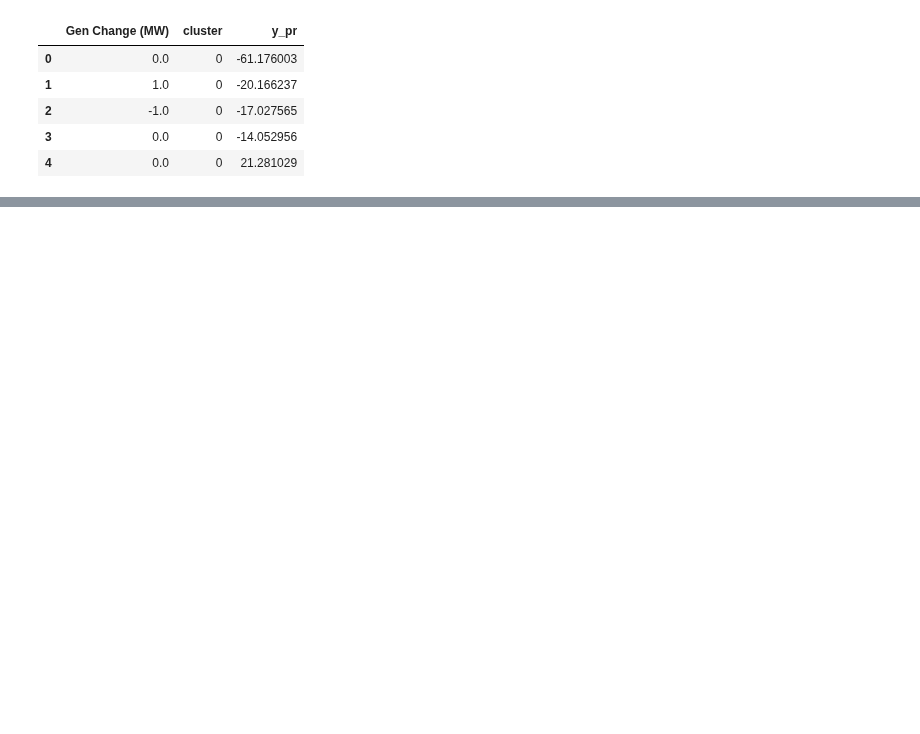
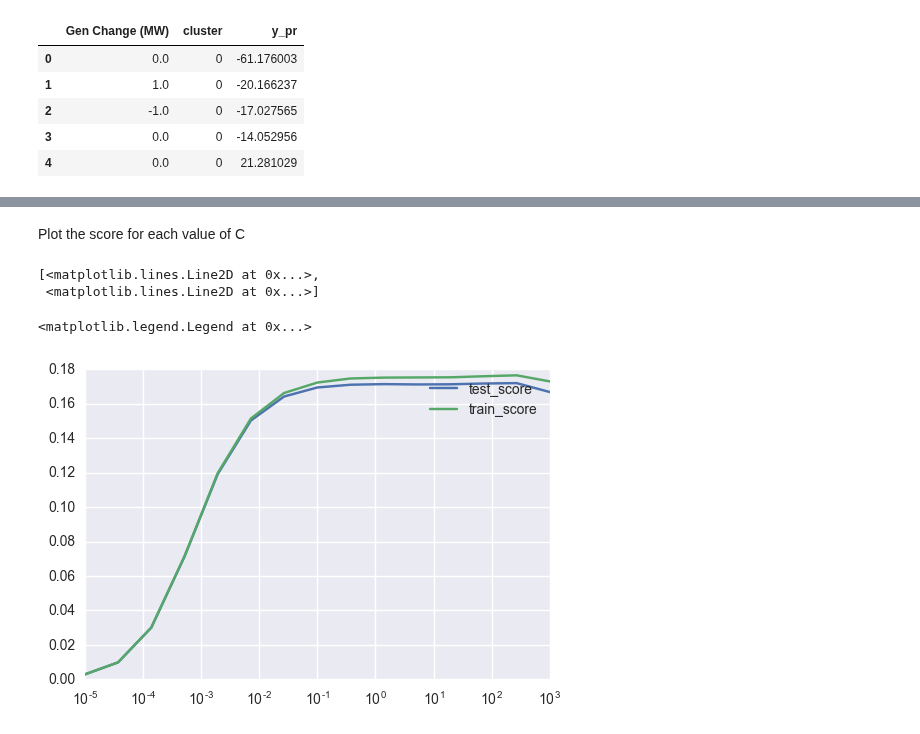
Before and after one commit to gschivley/ERCOT_power, a Jupyter notebook: Prediction model/Prediction models.ipynb, the cells around one changed output, grey strips where cells are left out. Cells and saved outputs as stored; diff of their text form; code cells hidden in the pictures; blank space fills up the shorter version.

Commit message:
Added evaluation of GridSearch parameter choices
Did a gridsearch on the C parameter for LinearSVR. Extracted mean
train/test scores from the results and plotted them.

```diff
--- a/Prediction model/Prediction models.ipynb
+++ b/Prediction model/Prediction models.ipynb
@@ -138,4 +177,4 @@ svm = SVR()
 # %%
-parameters = {'C':np.logspace(-5, 1, num=5)}
+parameters = {'C':np.logspace(-5, 3, num=15)}
 # %%
 lm = GridSearchCV(svm, parameters, n_jobs=-1, verbose=3)
@@ -142,3 +183,3 @@ lm = GridSearchCV(svm, parameters, n_jobs=-1, verbose=3)
 # %%
-lm.fit(X_train_scaled, y_train)
+results = lm.fit(X_train_scaled, y_train)
 # %% [output]
@@ -149,0 +244,5 @@ Fitting 3 folds for each of 5 candidates, totalling 15 fits
+# %%
+test_score = results.cv_results_['mean_test_score']
+train_score = results.cv_results_['mean_train_score']
+# %%
+C = [results.cv_results_['params'][x]['C'] for x in range(15)]
@@ -149,0 +267,10 @@ Fitting 3 folds for each of 5 candidates, totalling 15 fits
+# %% [markdown]
+Plot the score for each value of C
+# %%
+plt.semilogx(C, test_score, C, train_score)
+plt.legend(['test_score', 'train_score'])
+# %% [output]
+[<matplotlib.lines.Line2D at 0x...>,
+ <matplotlib.lines.Line2D at 0x...>]
+<matplotlib.legend.Legend at 0x...>
+[figure, added]
```
Also changed, not shown: parts of 16 cells of this notebook.
